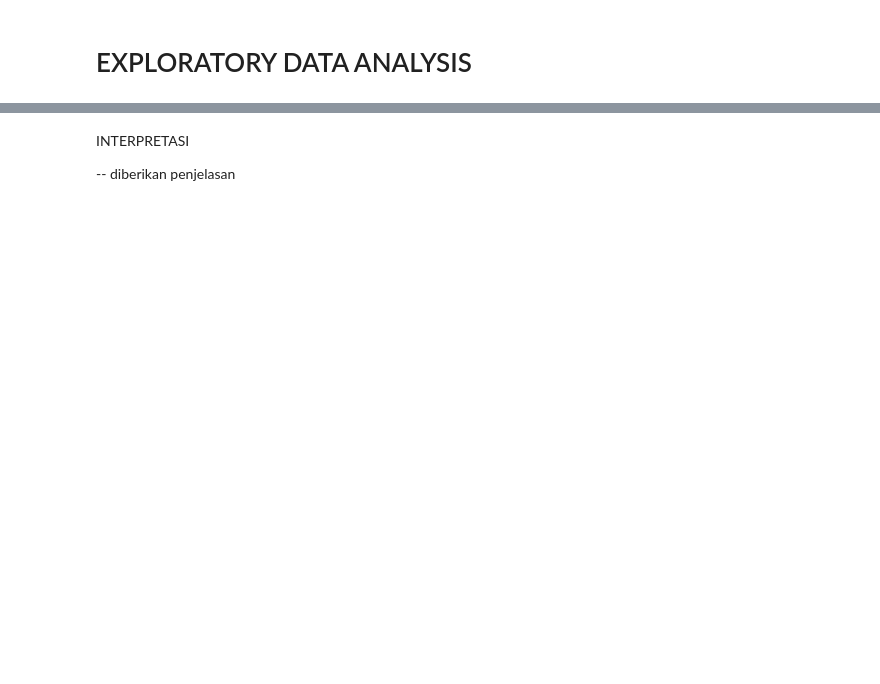
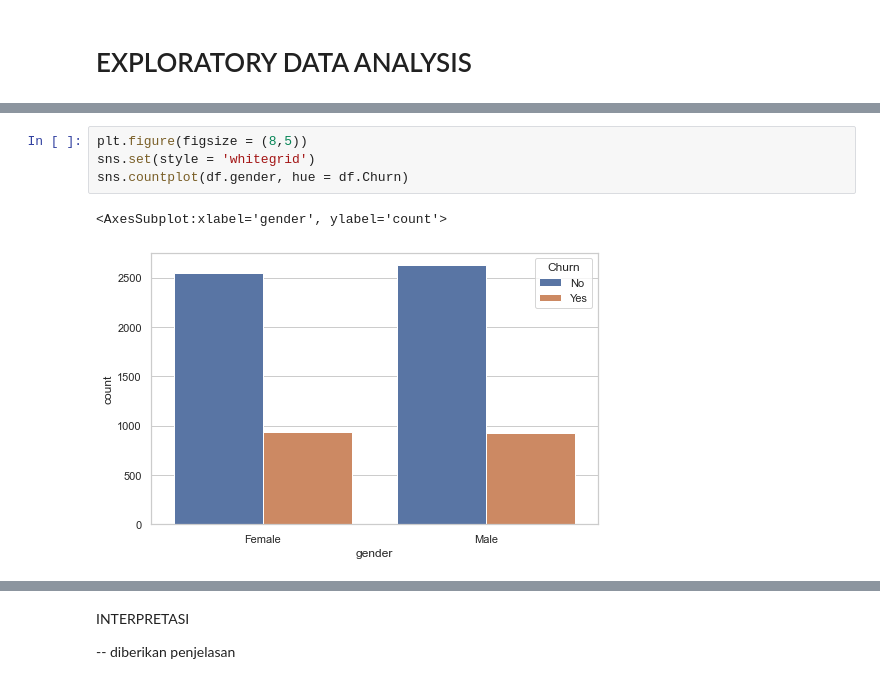
Before and after one commit to Arsyadana/Churn-Prediction-Analis, a Jupyter notebook: Churn.ipynb, the cells around one changed output, grey strips where cells are left out. Cells and saved outputs as stored; diff of their text form; blank space fills up the shorter version.

```diff
--- a/Churn.ipynb
+++ b/Churn.ipynb
@@ -67,0 +111,7 @@ std. deviasi pada kolom tenure adalah sebesar 24,5 mengartikan bahwa ukuran seba
+# %%
+plt.figure(figsize = (8,5))
+sns.set(style = 'whitegrid')
+sns.countplot(df.gender, hue = df.Churn)
+# %% [output]
+<AxesSubplot:xlabel='gender', ylabel='count'>
+[figure, added]
```
Also changed, not shown: parts of 50 cells of this notebook.
